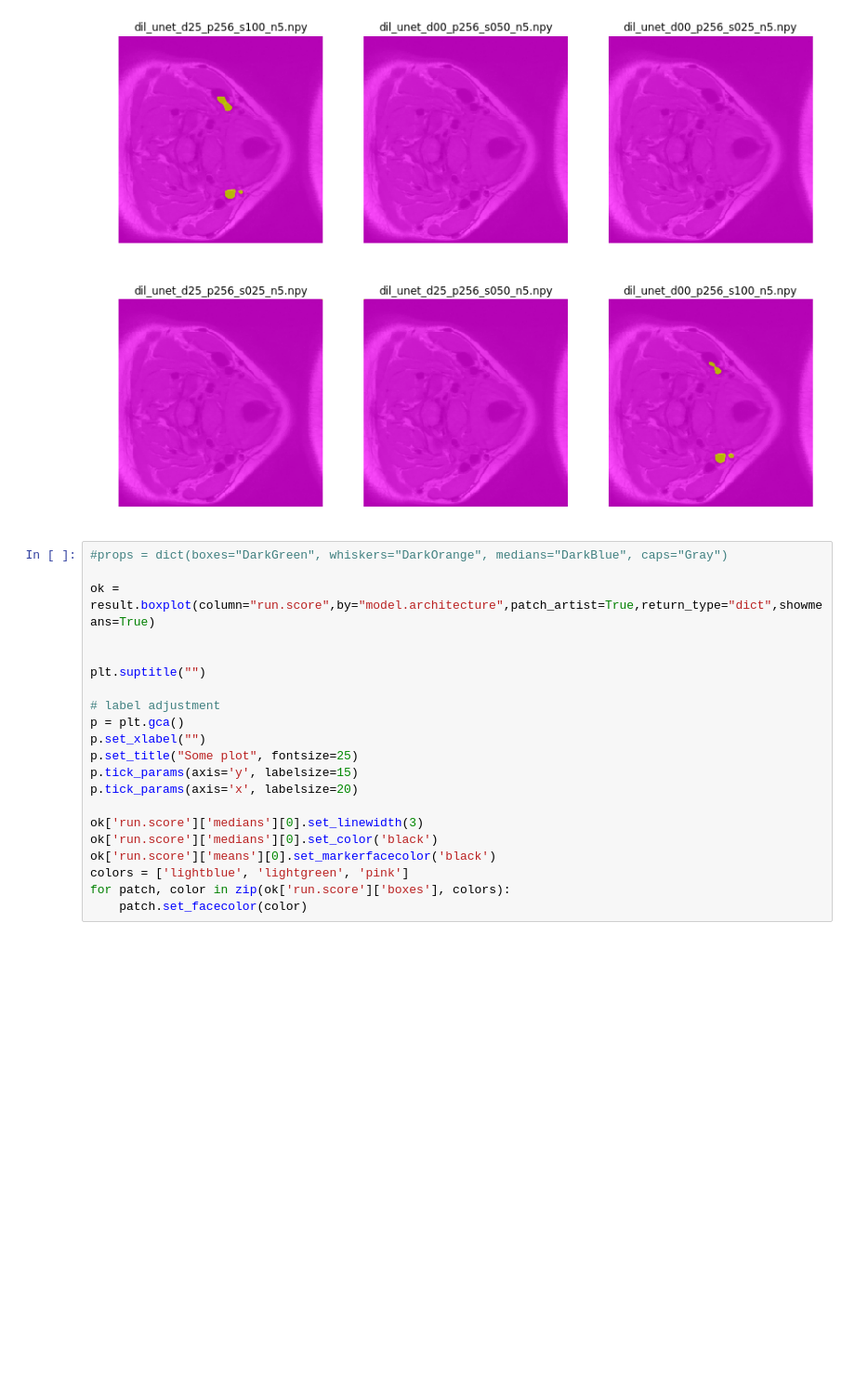
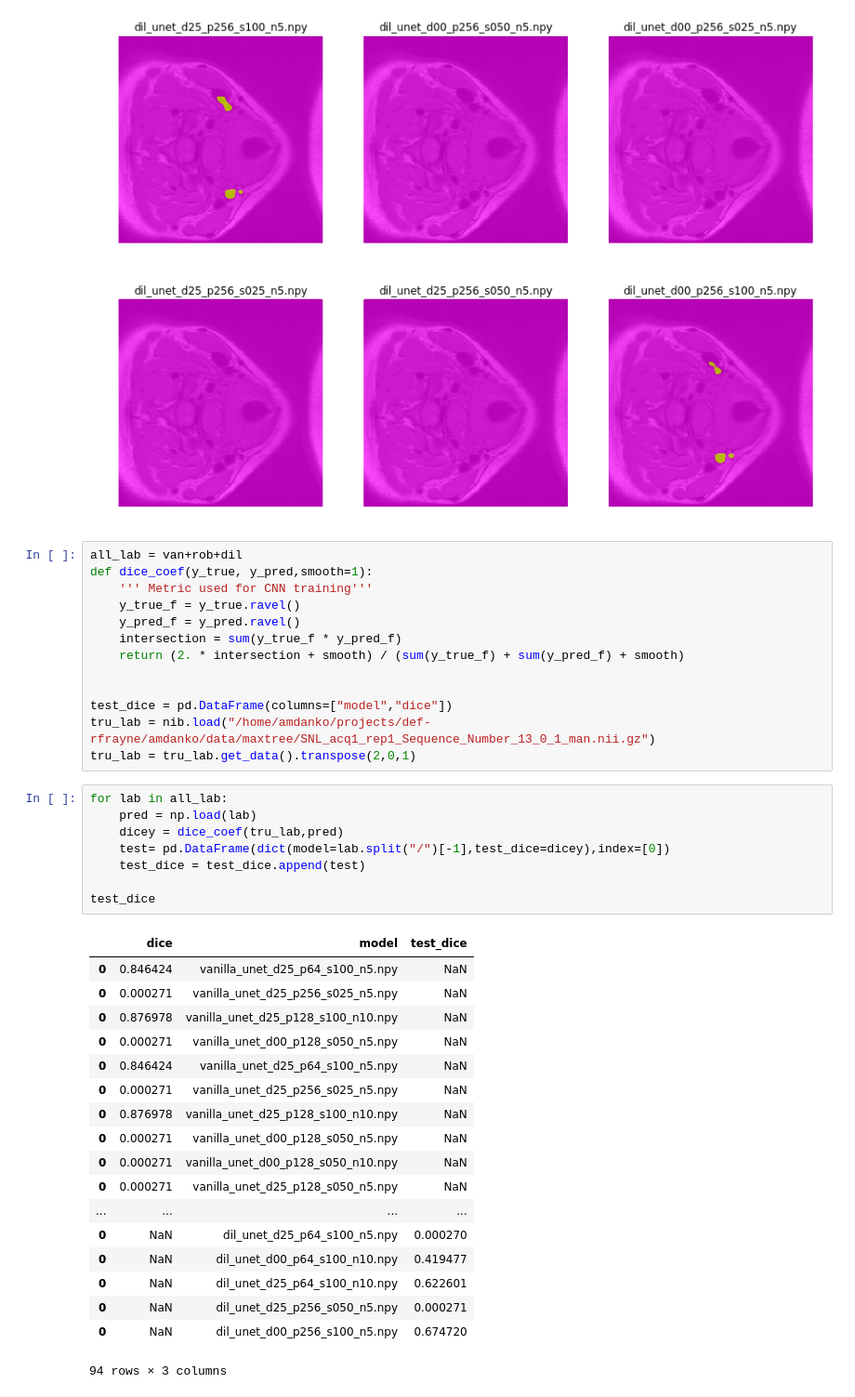
Before and after one commit to amdanko/project, a Jupyter notebook: nb/segmentation.ipynb, the cells around one changed output. Shown at 93% size. Saved outputs shown, nothing was run; the diff lists cells and outputs as text; blank space fills up the shorter version.

```diff
--- a/nb/segmentation.ipynb
+++ b/nb/segmentation.ipynb
@@ -245,24 +245,43 @@ for i in range(len(dil_img)):
     cc += 1
 # %% [output]
 [figure]
-# %%
-#props = dict(boxes="DarkGreen", whiskers="DarkOrange", medians="DarkBlue", caps="Gray")
-
-ok = result.boxplot(column="run.score",by="model.architecture",patch_artist=True,return_type="dict",showmeans=True)
-
-
-plt.suptitle("")
-
-# label adjustment
-p = plt.gca()
-p.set_xlabel("")
-p.set_title("Some plot", fontsize=25)
-p.tick_params(axis='y', labelsize=15)
-p.tick_params(axis='x', labelsize=20)
-
-ok['run.score']['medians'][0].set_linewidth(3)
-ok['run.score']['medians'][0].set_color('black')
-ok['run.score']['means'][0].set_markerfacecolor('black')
-colors = ['lightblue', 'lightgreen', 'pink']
-for patch, color in zip(ok['run.score']['boxes'], colors):
-    patch.set_facecolor(color)
+# %%
+all_lab = van+rob+dil
+def dice_coef(y_true, y_pred,smooth=1):
+    ''' Metric used for CNN training'''
+    y_true_f = y_true.ravel()
+    y_pred_f = y_pred.ravel()
+    intersection = sum(y_true_f * y_pred_f)
+    return (2. * intersection + smooth) / (sum(y_true_f) + sum(y_pred_f) + smooth)
+
+
+test_dice = pd.DataFrame(columns=["model","dice"])
+tru_lab = nib.load("/home/amdanko/projects/def-rfrayne/amdanko/data/maxtree/SNL_acq1_rep1_Sequence_Number_13_0_1_man.nii.gz")
+tru_lab = tru_lab.get_data().transpose(2,0,1)
+# %%
+for lab in all_lab:
+    pred = np.load(lab)
+    dicey = dice_coef(tru_lab,pred)
+    test= pd.DataFrame(dict(model=lab.split("/")[-1],test_dice=dicey),index=[0])
+    test_dice = test_dice.append(test)
+
+test_dice
+# %% [output]
+|  | dice | model | test_dice |
+| 0 | 0.846424 | vanilla_unet_d25_p64_s100_n5.npy | NaN |
+| 0 | 0.000271 | vanilla_unet_d25_p256_s025_n5.npy | NaN |
+| 0 | 0.876978 | vanilla_unet_d25_p128_s100_n10.npy | NaN |
+| 0 | 0.000271 | vanilla_unet_d00_p128_s050_n5.npy | NaN |
+| 0 | 0.846424 | vanilla_unet_d25_p64_s100_n5.npy | NaN |
+| 0 | 0.000271 | vanilla_unet_d25_p256_s025_n5.npy | NaN |
+| 0 | 0.876978 | vanilla_unet_d25_p128_s100_n10.npy | NaN |
+| 0 | 0.000271 | vanilla_unet_d00_p128_s050_n5.npy | NaN |
+| 0 | 0.000271 | vanilla_unet_d00_p128_s050_n10.npy | NaN |
+| 0 | 0.000271 | vanilla_unet_d25_p128_s050_n5.npy | NaN |
+| ... | ... | ... | ... |
+| 0 | NaN | dil_unet_d25_p64_s100_n5.npy | 0.000270 |
+| 0 | NaN | dil_unet_d00_p64_s100_n10.npy | 0.419477 |
+| 0 | NaN | dil_unet_d25_p64_s100_n10.npy | 0.622601 |
+| 0 | NaN | dil_unet_d25_p256_s050_n5.npy | 0.000271 |
+| 0 | NaN | dil_unet_d00_p256_s100_n5.npy | 0.674720 |
+94 rows × 3 columns
```
Also changed, not shown: parts of 3 cells of this notebook.
